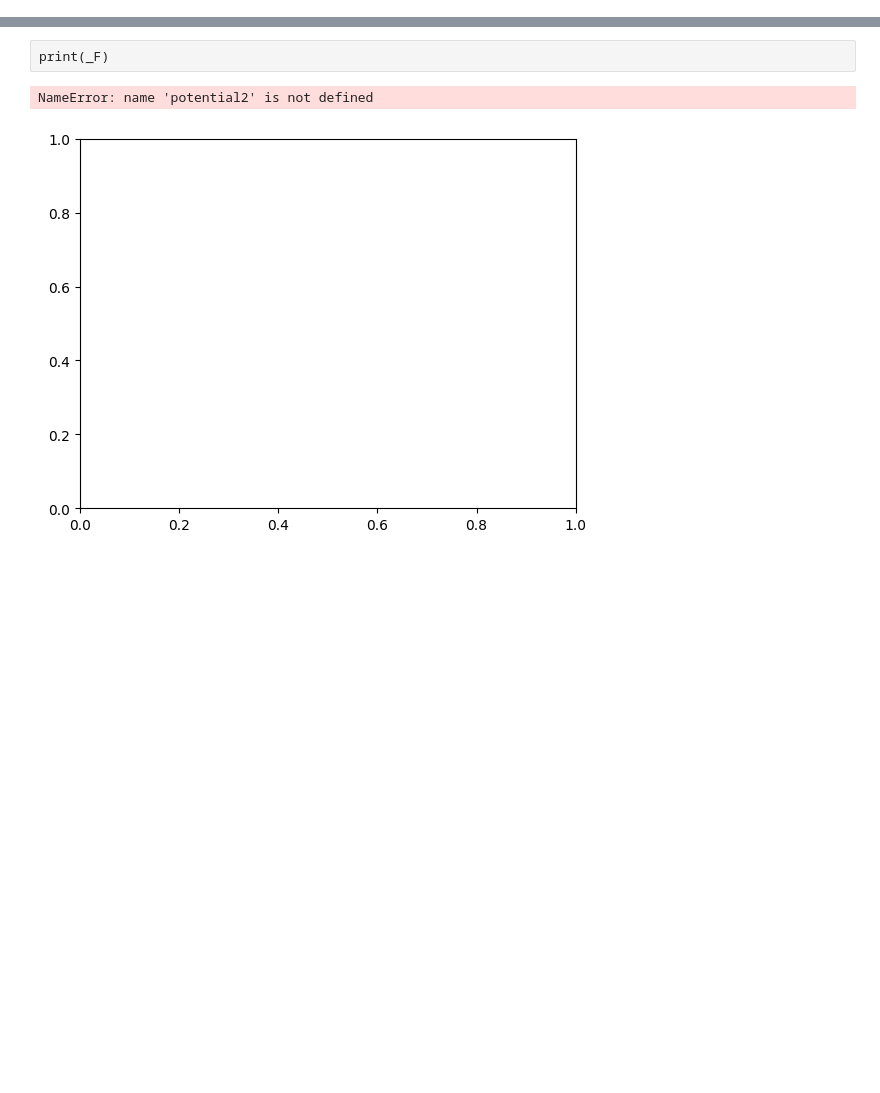
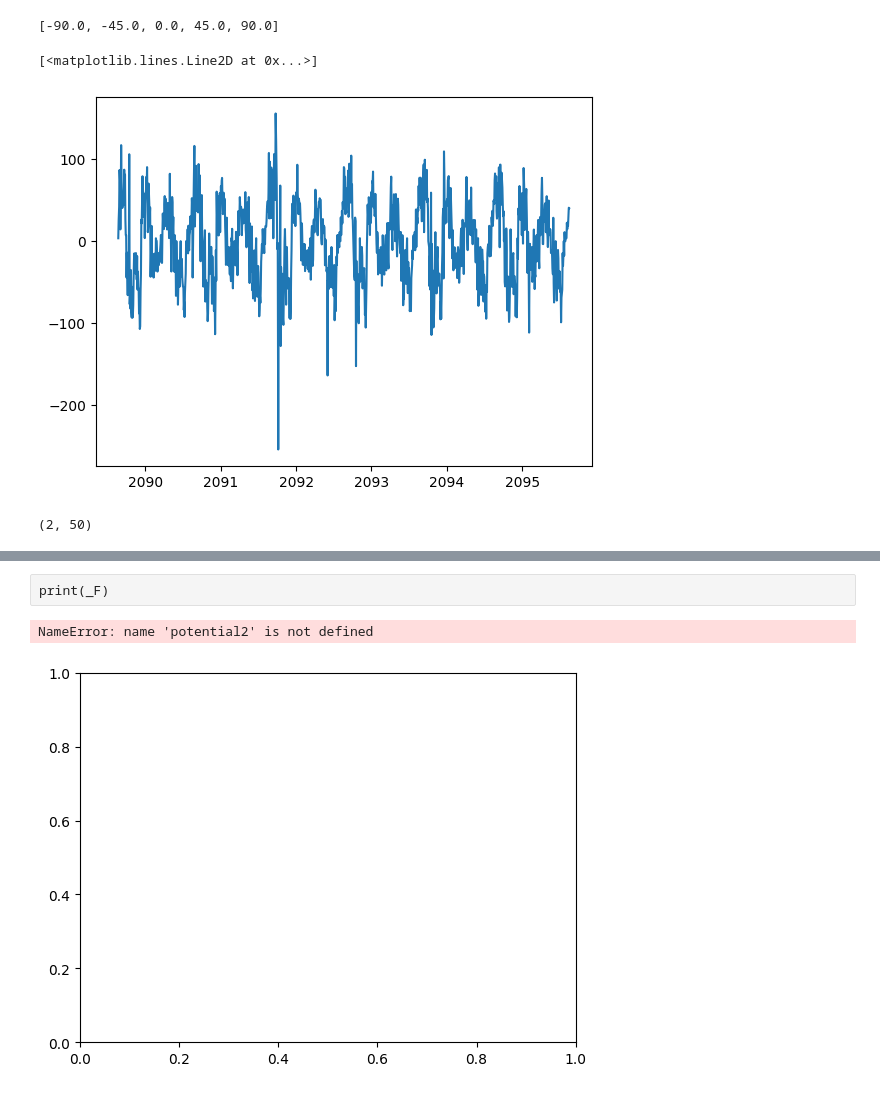
Before and after one commit to JGSuw/hsa_hopper_control, a Jupyter notebook: notebooks/hsa_identification.ipynb, the cells around one changed output, grey strips where cells are left out. Saved outputs shown, nothing was run; the diff lists cells and outputs as text; code cells hidden in the pictures; blank space fills up the shorter version.

```diff
--- a/notebooks/hsa_identification.ipynb
+++ b/notebooks/hsa_identification.ipynb
@@ -58,3 +59,19 @@ for i in range(len(x)):
     _xdot, _xddot = calculate_dynamics(x[i],t[i])
     xdot.append(_xdot)
     xddot.append(_xddot)
+# %%
+print(psi)
+plt.plot(t[0][1:-1],xddot[0])
+# %% [output]
+[-90.0, -45.0, 0.0, 45.0, 90.0]
+[<matplotlib.lines.Line2D at 0x...>]
+[figure, added]
+# %%
+Nl = 10
+l_min = min([min(l[i]) for i in range(len(psi))])
+l_max = max([max(l[i]) for i in range(len(psi))])
+
+y = np.vstack(tuple([[_l, psi[i]] for _l in np.linspace(l_min,l_max, Nl)] for i in range(len(psi)))).T
+print(y.shape)
+# %% [output]
+(2, 50)
```
Also changed, not shown: parts of 9 cells of this notebook, 6 other files.
